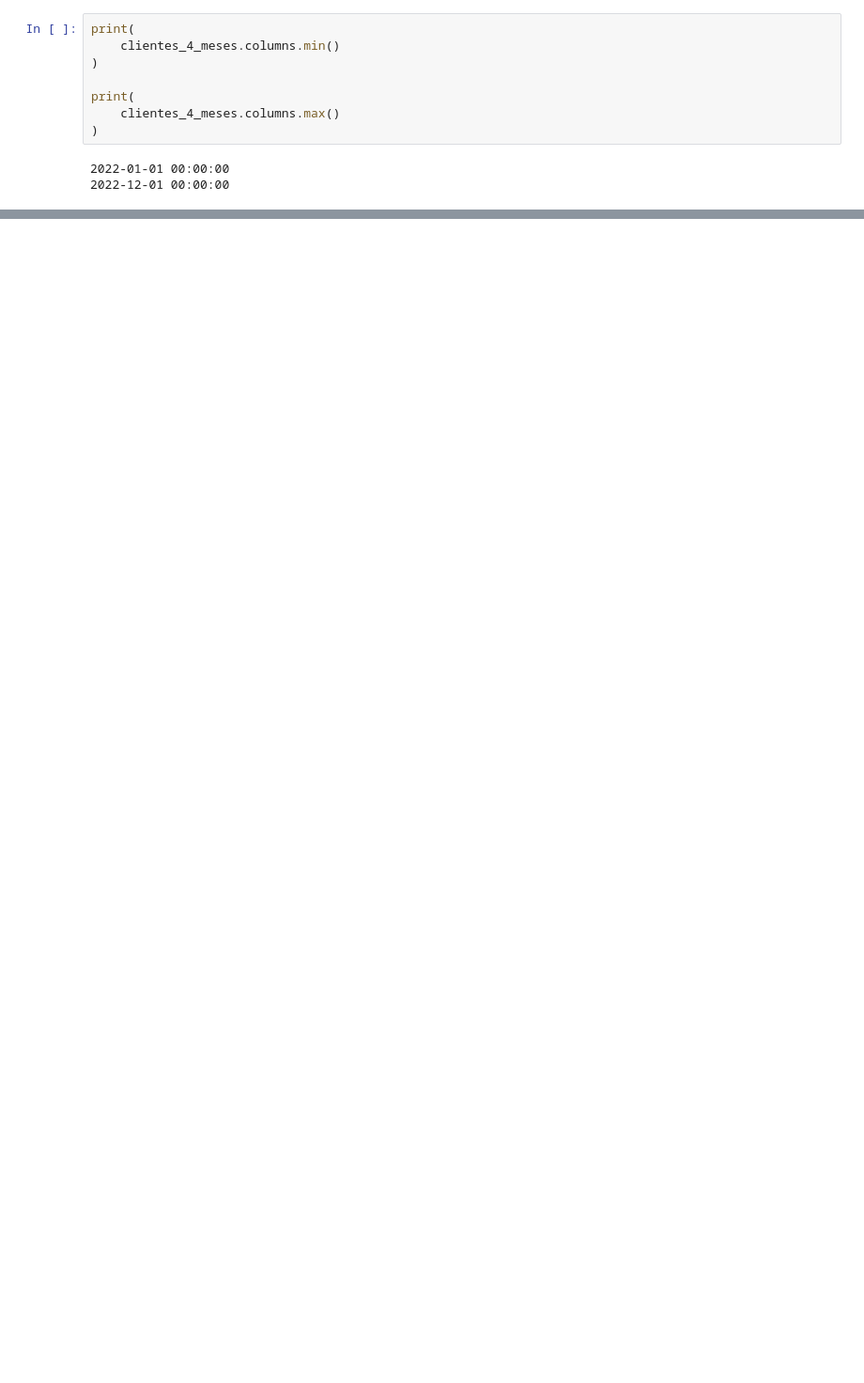
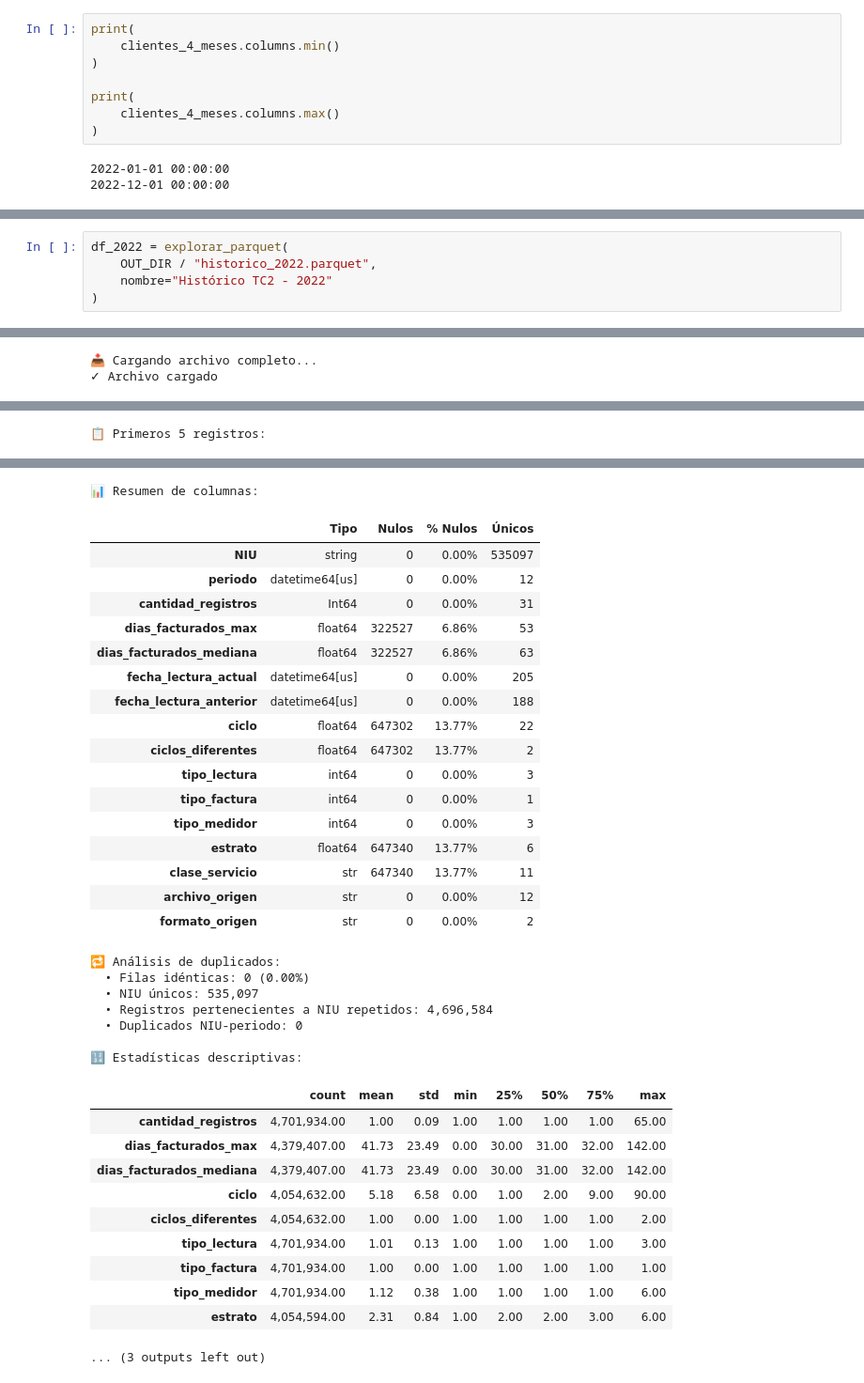
Before and after one commit to JeimmyValderrama/ProyectoEBSA, a Jupyter notebook: Exploracion_inicial.ipynb, the cells around one changed output, grey strips where cells are left out. Shown at 94% size. Saved outputs shown, nothing was run; the diff lists cells and outputs as text; blank space fills up the shorter version.

Commit message:
actualizacion de exploracion
añadir columnas y exploracion inicial

```diff
--- a/Exploracion_inicial.ipynb
+++ b/Exploracion_inicial.ipynb
@@ -1940,0 +2716,6 @@ resumen_apariciones
+# %%
+df_2022 = explorar_parquet(
+    OUT_DIR / "historico_2022.parquet",
+    nombre="Histórico TC2 - 2022"
+)
+# %% [output]
@@ -1940,0 +2749,2 @@ resumen_apariciones
+📥 Cargando archivo completo...
+✓ Archivo cargado
@@ -1940,0 +2759 @@ resumen_apariciones
+📋 Primeros 5 registros:
@@ -1940,0 +2766,36 @@ resumen_apariciones
+📊 Resumen de columnas:
+|  | Tipo | Nulos | % Nulos | Únicos |
+| NIU | string | 0 | 0.00% | 535097 |
+| periodo | datetime64[us] | 0 | 0.00% | 12 |
+| cantidad_registros | Int64 | 0 | 0.00% | 31 |
+| dias_facturados_max | float64 | 322527 | 6.86% | 53 |
+| dias_facturados_mediana | float64 | 322527 | 6.86% | 63 |
+| fecha_lectura_actual | datetime64[us] | 0 | 0.00% | 205 |
+| fecha_lectura_anterior | datetime64[us] | 0 | 0.00% | 188 |
+| ciclo | float64 | 647302 | 13.77% | 22 |
+| ciclos_diferentes | float64 | 647302 | 13.77% | 2 |
+| tipo_lectura | int64 | 0 | 0.00% | 3 |
+| tipo_factura | int64 | 0 | 0.00% | 1 |
+| tipo_medidor | int64 | 0 | 0.00% | 3 |
+| estrato | float64 | 647340 | 13.77% | 6 |
+| clase_servicio | str | 647340 | 13.77% | 11 |
+| archivo_origen | str | 0 | 0.00% | 12 |
+| formato_origen | str | 0 | 0.00% | 2 |
+🔁 Análisis de duplicados:
+  • Filas idénticas: 0 (0.00%)
+  • NIU únicos: 535,097
+  • Registros pertenecientes a NIU repetidos: 4,696,584
+  • Duplicados NIU-periodo: 0
+
+🔢 Estadísticas descriptivas:
+|  | count | mean | std | min | 25% | 50% | 75% | max |
+| cantidad_registros | 4,701,934.00 | 1.00 | 0.09 | 1.00 | 1.00 | 1.00 | 1.00 | 65.00 |
+| dias_facturados_max | 4,379,407.00 | 41.73 | 23.49 | 0.00 | 30.00 | 31.00 | 32.00 | 142.00 |
+| dias_facturados_mediana | 4,379,407.00 | 41.73 | 23.49 | 0.00 | 30.00 | 31.00 | 32.00 | 142.00 |
+| ciclo | 4,054,632.00 | 5.18 | 6.58 | 0.00 | 1.00 | 2.00 | 9.00 | 90.00 |
+| ciclos_diferentes | 4,054,632.00 | 1.00 | 0.00 | 1.00 | 1.00 | 1.00 | 1.00 | 2.00 |
+| tipo_lectura | 4,701,934.00 | 1.01 | 0.13 | 1.00 | 1.00 | 1.00 | 1.00 | 3.00 |
+| tipo_factura | 4,701,934.00 | 1.00 | 0.00 | 1.00 | 1.00 | 1.00 | 1.00 | 1.00 |
+| tipo_medidor | 4,701,934.00 | 1.12 | 0.38 | 1.00 | 1.00 | 1.00 | 1.00 | 6.00 |
+| estrato | 4,054,594.00 | 2.31 | 0.84 | 1.00 | 2.00 | 2.00 | 3.00 | 6.00 |
+... (3 outputs left out)
```
Also changed, not shown: parts of 7 cells of this notebook.
